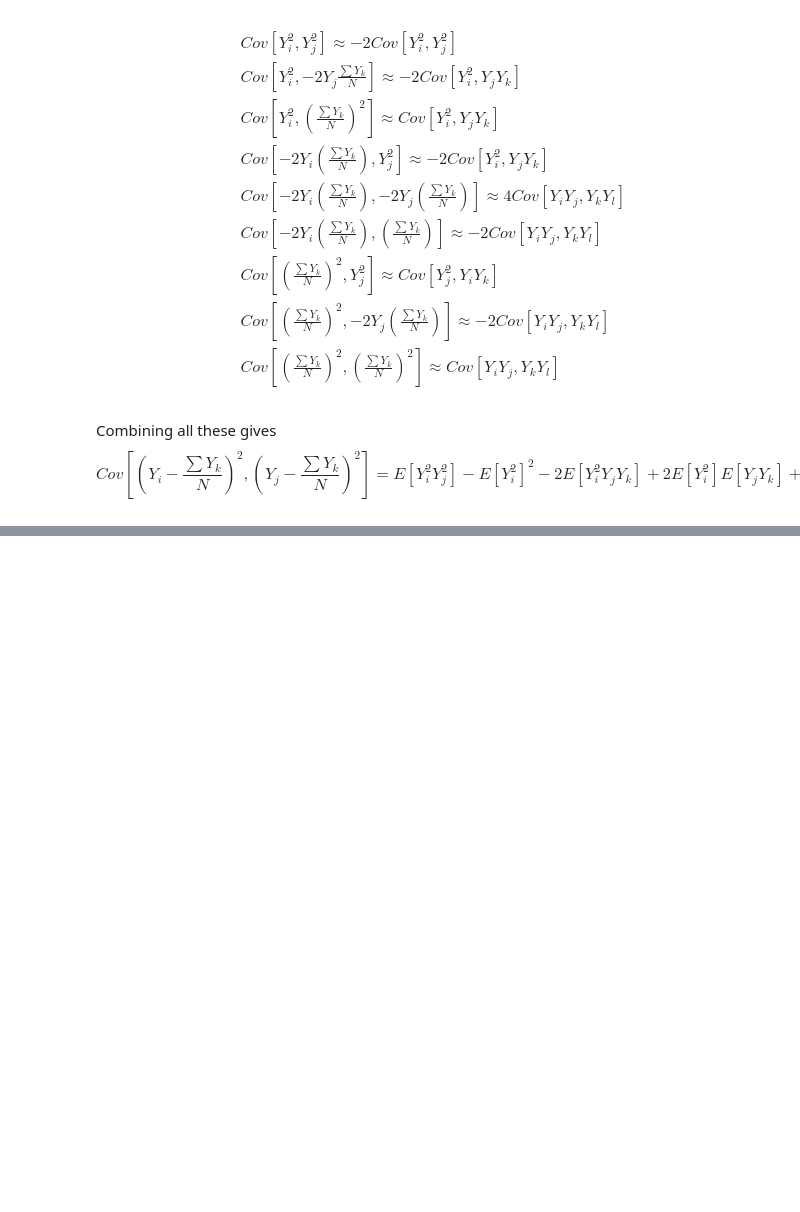
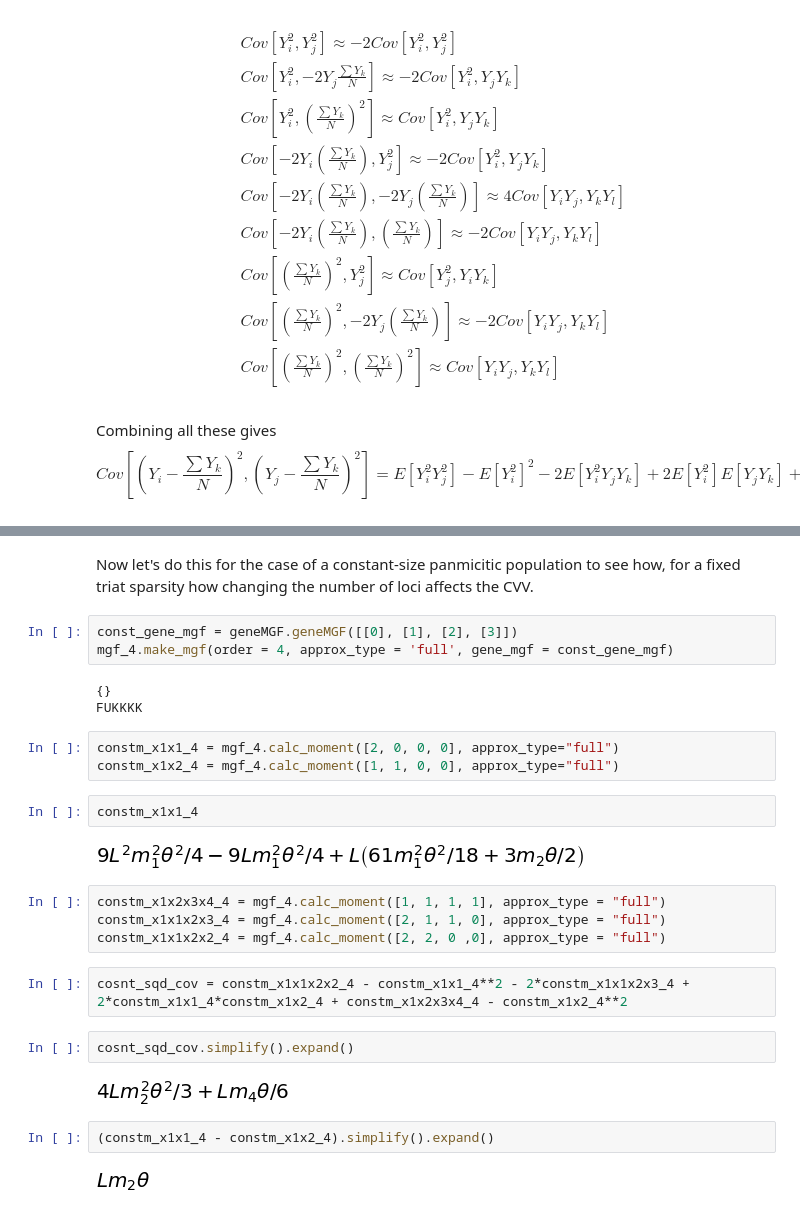
Before and after one commit to emkoch/quant_gen_coal, a Jupyter notebook: programs/cvv.ipynb, the cells around one changed output, grey strips where cells are left out. Cells and saved outputs as stored; diff of their text form; blank space fills up the shorter version.

```diff
--- a/programs/cvv.ipynb
+++ b/programs/cvv.ipynb
@@ -50,0 +117,29 @@ What we need to do next is derive expressions for each part of this covariance.
+# %% [markdown]
+Now let's do this for the case of a constant-size panmicitic population to see how, for a fixed triat sparsity how changing the number of loci affects the CVV.
+# %%
+const_gene_mgf = geneMGF.geneMGF([[0], [1], [2], [3]])
+mgf_4.make_mgf(order = 4, approx_type = 'full', gene_mgf = const_gene_mgf)
+# %% [output]
+{}
+FUKKKK
+# %%
+constm_x1x1_4 = mgf_4.calc_moment([2, 0, 0, 0], approx_type="full")
+constm_x1x2_4 = mgf_4.calc_moment([1, 1, 0, 0], approx_type="full")
+# %%
+constm_x1x1_4
+# %% [output]
+[figure, added]
+# %%
+constm_x1x2x3x4_4 = mgf_4.calc_moment([1, 1, 1, 1], approx_type = "full")
+constm_x1x1x2x3_4 = mgf_4.calc_moment([2, 1, 1, 0], approx_type = "full")
+constm_x1x1x2x2_4 = mgf_4.calc_moment([2, 2, 0 ,0], approx_type = "full")
+# %%
+cosnt_sqd_cov = constm_x1x1x2x2_4 - constm_x1x1_4**2 - 2*constm_x1x1x2x3_4 + 2*constm_x1x1_4*constm_x1x2_4 + constm_x1x2x3x4_4 - constm_x1x2_4**2
+# %%
+cosnt_sqd_cov.simplify().expand()
+# %% [output]
+[figure, added]
+# %%
+(constm_x1x1_4 - constm_x1x2_4).simplify().expand()
+# %% [output]
+[figure, added]
```
Also changed, not shown: parts of 18 cells of this notebook, 2 other files.
